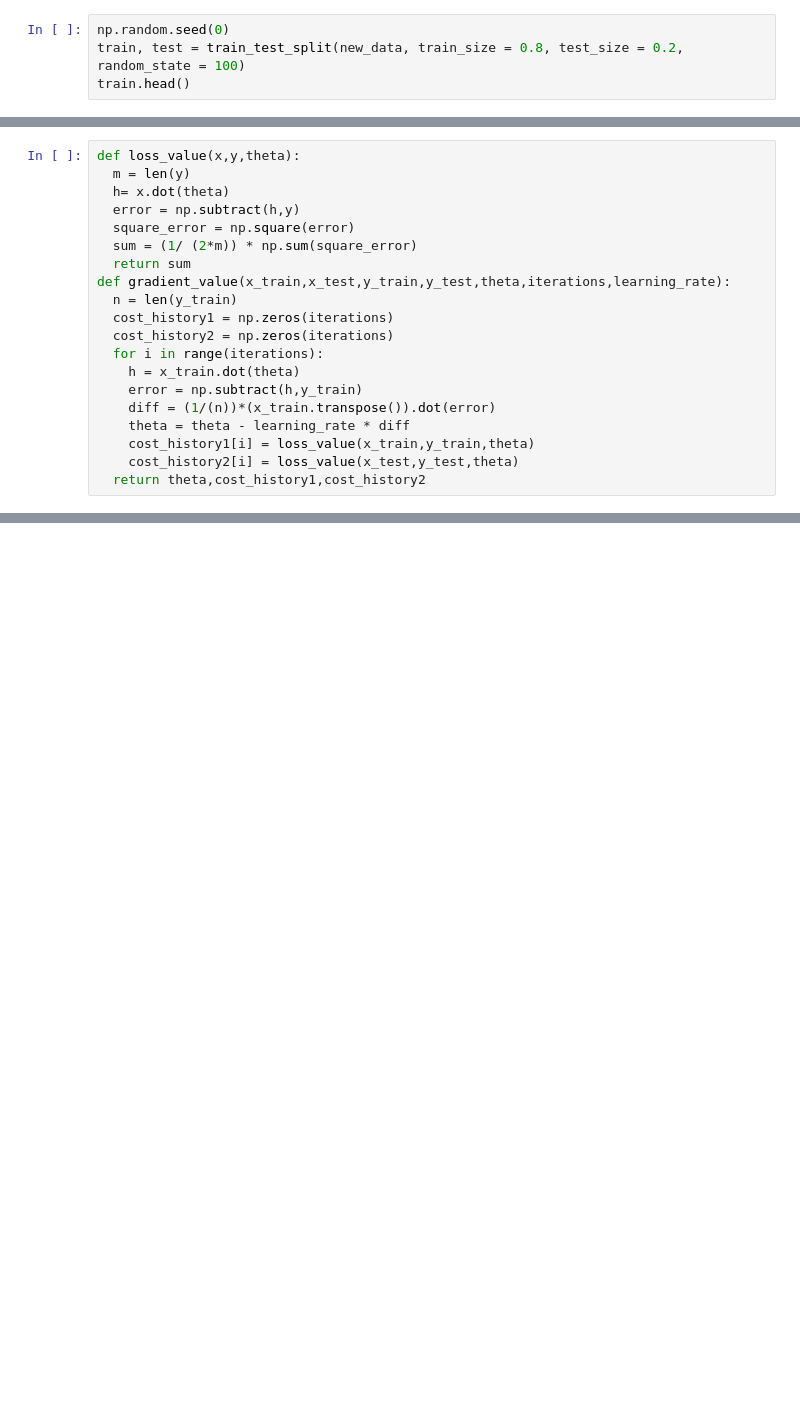
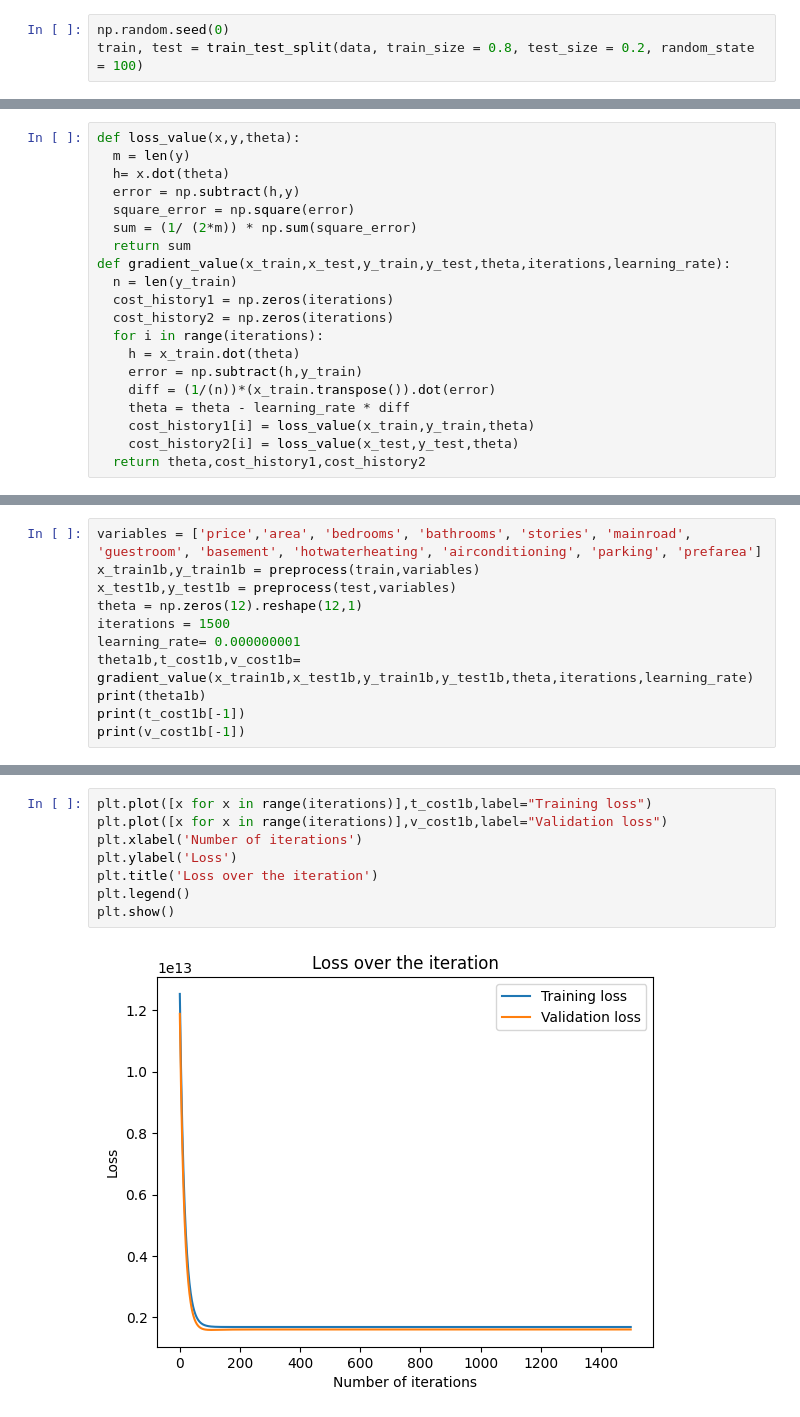
Before and after one commit to saikrishna1108/Introduction-to-Machine-Learning, a Jupyter notebook: Homework2.ipynb, the cells around one changed output, grey strips where cells are left out. Cells and saved outputs as stored; diff of their text form; blank space fills up the shorter version.

```diff
--- a/Homework2.ipynb
+++ b/Homework2.ipynb
@@ -51,4 +40,3 @@ new_data.head()
 # %%
 np.random.seed(0)
-train, test = train_test_split(new_data, train_size = 0.8, test_size = 0.2, random_state = 100)
-train.head()
+train, test = train_test_split(data, train_size = 0.8, test_size = 0.2, random_state = 100)
@@ -235,0 +123,11 @@ plt.show()
+# %%
+variables = ['price','area', 'bedrooms', 'bathrooms', 'stories', 'mainroad', 'guestroom', 'basement', 'hotwaterheating', 'airconditioning', 'parking', 'prefarea']
+x_train1b,y_train1b = preprocess(train,variables)
+x_test1b,y_test1b = preprocess(test,variables)
+theta = np.zeros(12).reshape(12,1)
+iterations = 1500
+learning_rate= 0.000000001
+theta1b,t_cost1b,v_cost1b= gradient_value(x_train1b,x_test1b,y_train1b,y_test1b,theta,iterations,learning_rate)
+print(theta1b)
+print(t_cost1b[-1])
+print(v_cost1b[-1])
@@ -235,0 +149,10 @@ plt.show()
+# %%
+plt.plot([x for x in range(iterations)],t_cost1b,label="Training loss")
+plt.plot([x for x in range(iterations)],v_cost1b,label="Validation loss")
+plt.xlabel('Number of iterations')
+plt.ylabel('Loss')
+plt.title('Loss over the iteration')
+plt.legend()
+plt.show()
+# %% [output]
+[figure, added]
```
Also changed, not shown: parts of 62 cells of this notebook.
